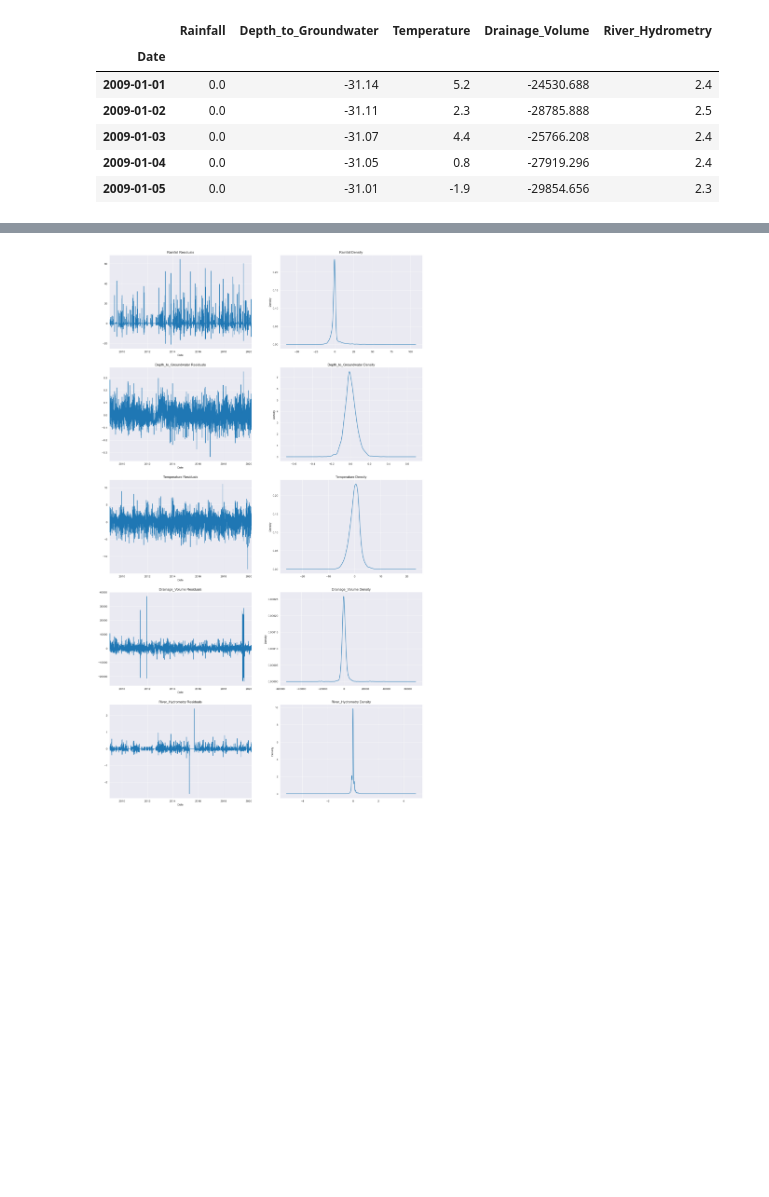
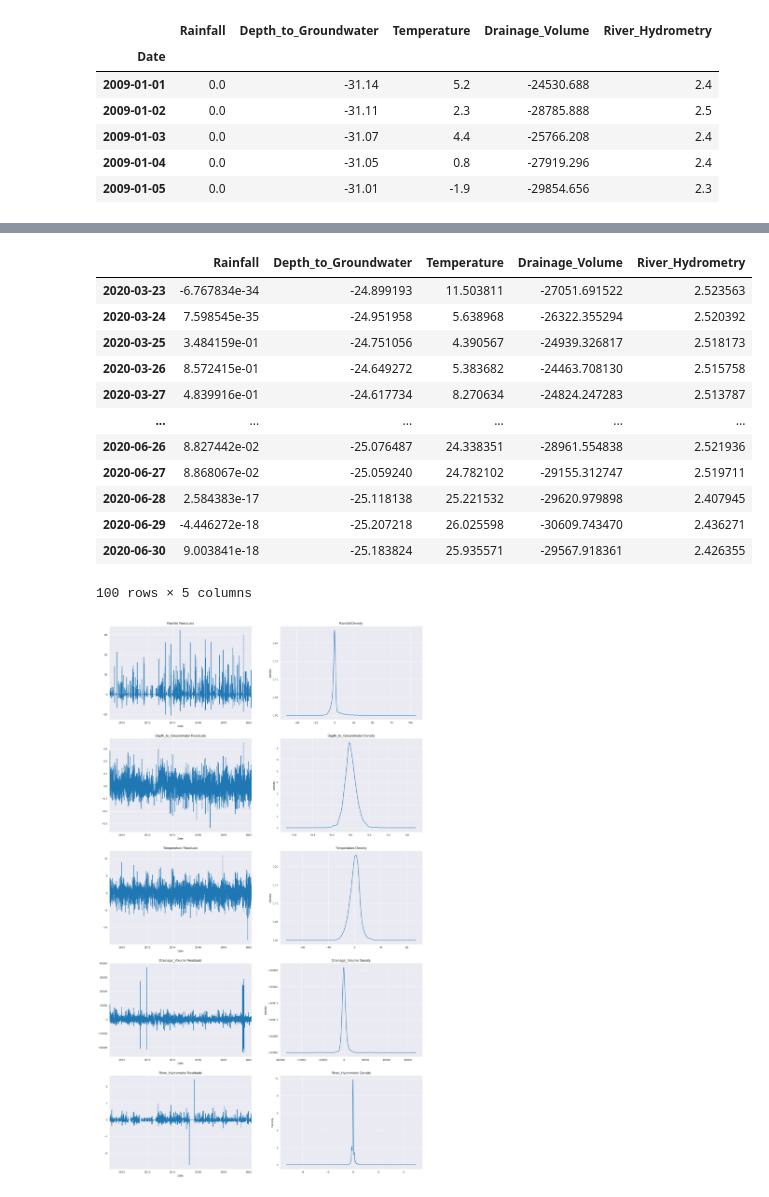
Before and after one commit to KatrinPoepp/bachelor, a Jupyter notebook: ARIMA.ipynb, the cells around one changed output, grey strips where cells are left out. Saved outputs shown, nothing was run; the diff lists cells and outputs as text; code cells hidden in the pictures; blank space fills up the shorter version.

```diff
--- a/ARIMA.ipynb
+++ b/ARIMA.ipynb
@@ -101,0 +114,5 @@ models= np.array([model_rain,model_depth,model_temp,model_drain,model_hydro])
+# %%
+result_list = []
+for column in df.columns:
+    pred = arima_roll(column)
+    result_list.append(pred)
@@ -101,0 +139,18 @@ models= np.array([model_rain,model_depth,model_temp,model_drain,model_hydro])
+# %%
+combined_dataframe = pd.concat(result_list, axis=1)
+# %%
+combined_dataframe
+# %% [output]
+|  | Rainfall | Depth_to_Groundwater | Temperature | Drainage_Volume | River_Hydrometry |
+| 2020-03-23 | -6.767834e-34 | -24.899193 | 11.503811 | -27051.691522 | 2.523563 |
+| 2020-03-24 | 7.598545e-35 | -24.951958 | 5.638968 | -26322.355294 | 2.520392 |
+| 2020-03-25 | 3.484159e-01 | -24.751056 | 4.390567 | -24939.326817 | 2.518173 |
+| 2020-03-26 | 8.572415e-01 | -24.649272 | 5.383682 | -24463.708130 | 2.515758 |
+| 2020-03-27 | 4.839916e-01 | -24.617734 | 8.270634 | -24824.247283 | 2.513787 |
+| ... | ... | ... | ... | ... | ... |
+| 2020-06-26 | 8.827442e-02 | -25.076487 | 24.338351 | -28961.554838 | 2.521936 |
+| 2020-06-27 | 8.868067e-02 | -25.059240 | 24.782102 | -29155.312747 | 2.519711 |
+| 2020-06-28 | 2.584383e-17 | -25.118138 | 25.221532 | -29620.979898 | 2.407945 |
+| 2020-06-29 | -4.446272e-18 | -25.207218 | 26.025598 | -30609.743470 | 2.436271 |
+| 2020-06-30 | 9.003841e-18 | -25.183824 | 25.935571 | -29567.918361 | 2.426355 |
+100 rows × 5 columns
```
Also changed, not shown: parts of 30 cells of this notebook, 3 other files.
